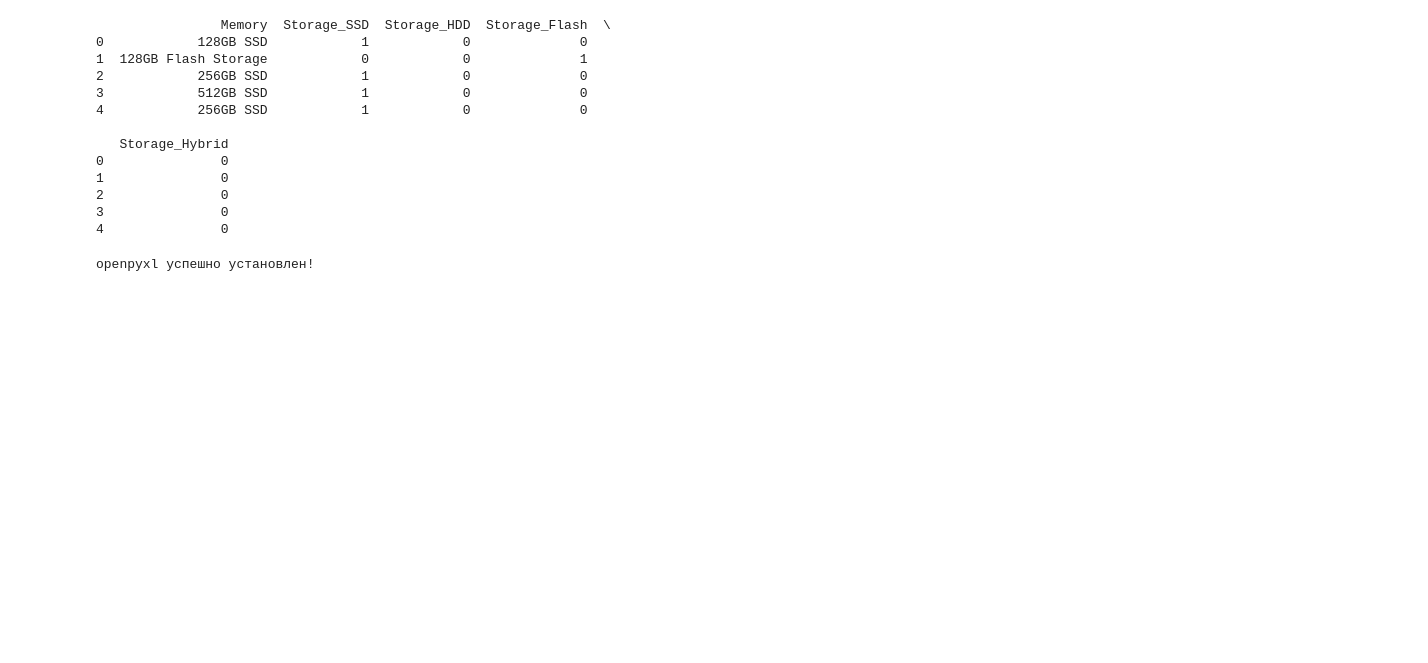
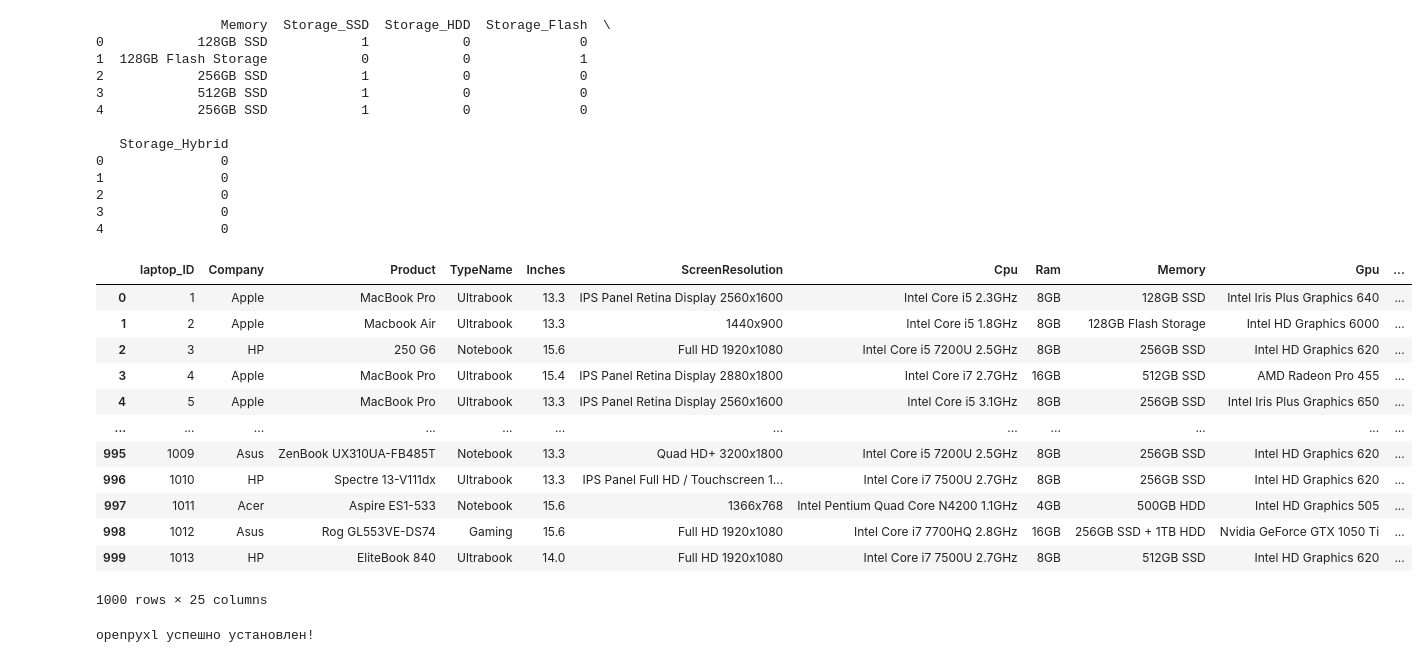
Before and after one commit to SvZor/-Python-Sem, a Jupyter notebook: sem 3.ipynb, the cells around one changed output. Saved outputs shown, nothing was run; the diff lists cells and outputs as text; code cells hidden in the pictures; blank space fills up the shorter version.

```diff
--- a/sem 3.ipynb
+++ b/sem 3.ipynb
@@ -218,6 +223,40 @@ print(sample_data.head())
 2               0
 3               0
 4               0
+# %%
+def convert_to_num(x):
+    mem1 = x.split('+')
+    if len(mem1) > 1:
+        mem = 0
+        for m in mem1:
+            mem2 = m.split()[0]
+            if mem2.endswith('GB'):
+                mem += int(mem2.replace('GB', ''))
+            else:
+                mem += int(float(mem2.replace('TB', ''))*1024)
+        return mem
+    else:
+        mem2 = mem1[0].split()[0]
+        if mem2.endswith('GB'):
+            return int(mem2.replace('GB', ''))
+        else:
+            return int(float(mem2.replace('TB', ''))*1024)
+laptop['SSD1'] = laptop['Memory'].apply(convert_to_num)
+laptop.head(1000)
+# %% [output]
+|  | laptop_ID | Company | Product | TypeName | Inches | ScreenResolution | Cpu | Ram | Memory | Gpu | ... |
+| 0 | 1 | Apple | MacBook Pro | Ultrabook | 13.3 | IPS Panel Retina Display 2560x1600 | Intel Core i5 2.3GHz | 8GB | 128GB SSD | Intel Iris Plus Graphics 640 | ... |
+| 1 | 2 | Apple | Macbook Air | Ultrabook | 13.3 | 1440x900 | Intel Core i5 1.8GHz | 8GB | 128GB Flash Storage | Intel HD Graphics 6000 | ... |
+| 2 | 3 | HP | 250 G6 | Notebook | 15.6 | Full HD 1920x1080 | Intel Core i5 7200U 2.5GHz | 8GB | 256GB SSD | Intel HD Graphics 620 | ... |
+| 3 | 4 | Apple | MacBook Pro | Ultrabook | 15.4 | IPS Panel Retina Display 2880x1800 | Intel Core i7 2.7GHz | 16GB | 512GB SSD | AMD Radeon Pro 455 | ... |
+| 4 | 5 | Apple | MacBook Pro | Ultrabook | 13.3 | IPS Panel Retina Display 2560x1600 | Intel Core i5 3.1GHz | 8GB | 256GB SSD | Intel Iris Plus Graphics 650 | ... |
+| ... | ... | ... | ... | ... | ... | ... | ... | ... | ... | ... | ... |
+| 995 | 1009 | Asus | ZenBook UX310UA-FB485T | Notebook | 13.3 | Quad HD+ 3200x1800 | Intel Core i5 7200U 2.5GHz | 8GB | 256GB SSD | Intel HD Graphics 620 | ... |
+| 996 | 1010 | HP | Spectre 13-V111dx | Ultrabook | 13.3 | IPS Panel Full HD / Touchscreen 1... | Intel Core i7 7500U 2.7GHz | 8GB | 256GB SSD | Intel HD Graphics 620 | ... |
+| 997 | 1011 | Acer | Aspire ES1-533 | Notebook | 15.6 | 1366x768 | Intel Pentium Quad Core N4200 1.1GHz | 4GB | 500GB HDD | Intel HD Graphics 505 | ... |
+| 998 | 1012 | Asus | Rog GL553VE-DS74 | Gaming | 15.6 | Full HD 1920x1080 | Intel Core i7 7700HQ 2.8GHz | 16GB | 256GB SSD + 1TB HDD | Nvidia GeForce GTX 1050 Ti | ... |
+| 999 | 1013 | HP | EliteBook 840 | Ultrabook | 14.0 | Full HD 1920x1080 | Intel Core i7 7500U 2.7GHz | 8GB | 512GB SSD | Intel HD Graphics 620 | ... |
+1000 rows × 25 columns
 # %%
 import openpyxl
 print("openpyxl успешно установлен!")
```
Also changed, not shown: parts of 19 cells of this notebook, 1 other file.
